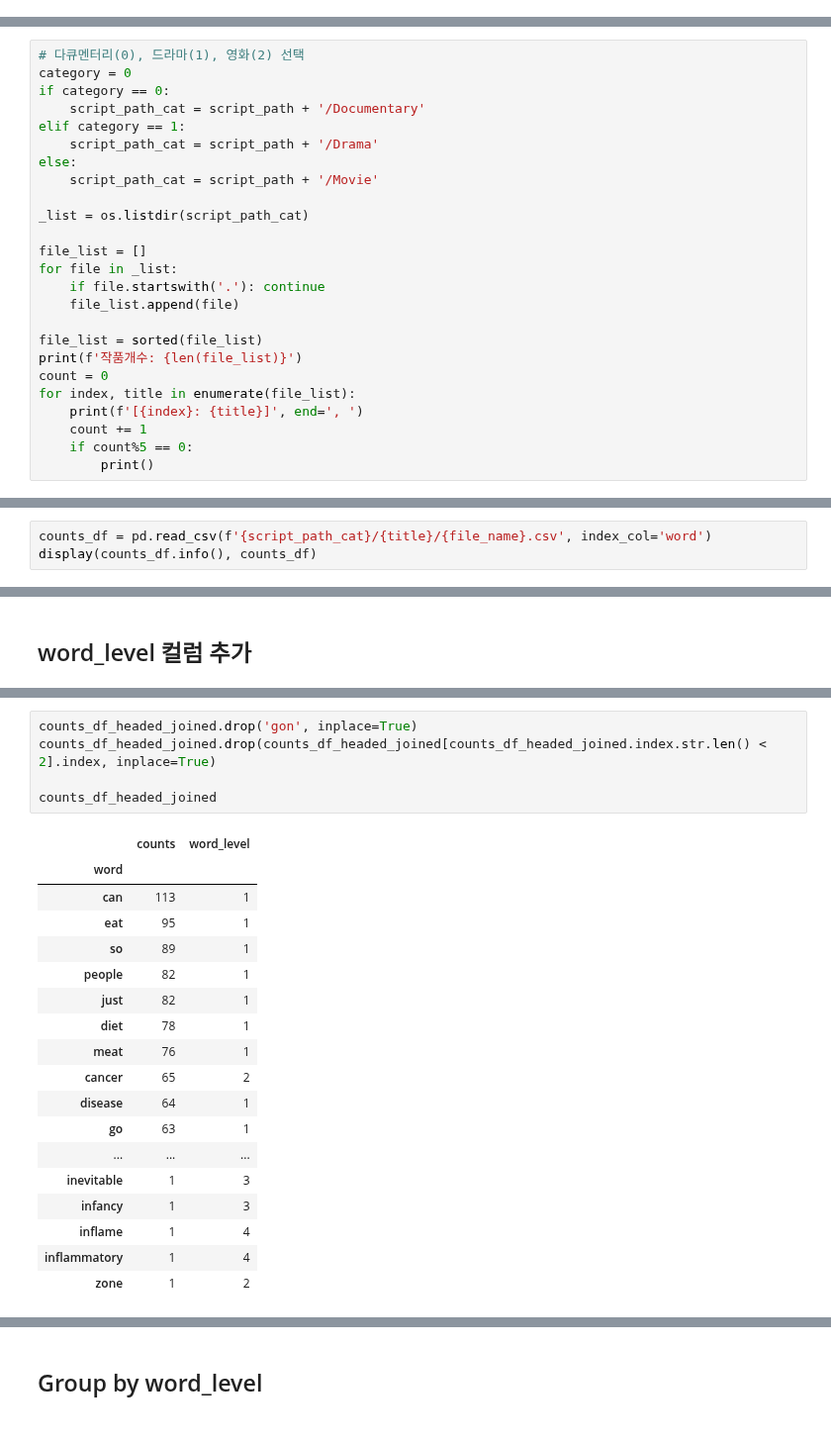
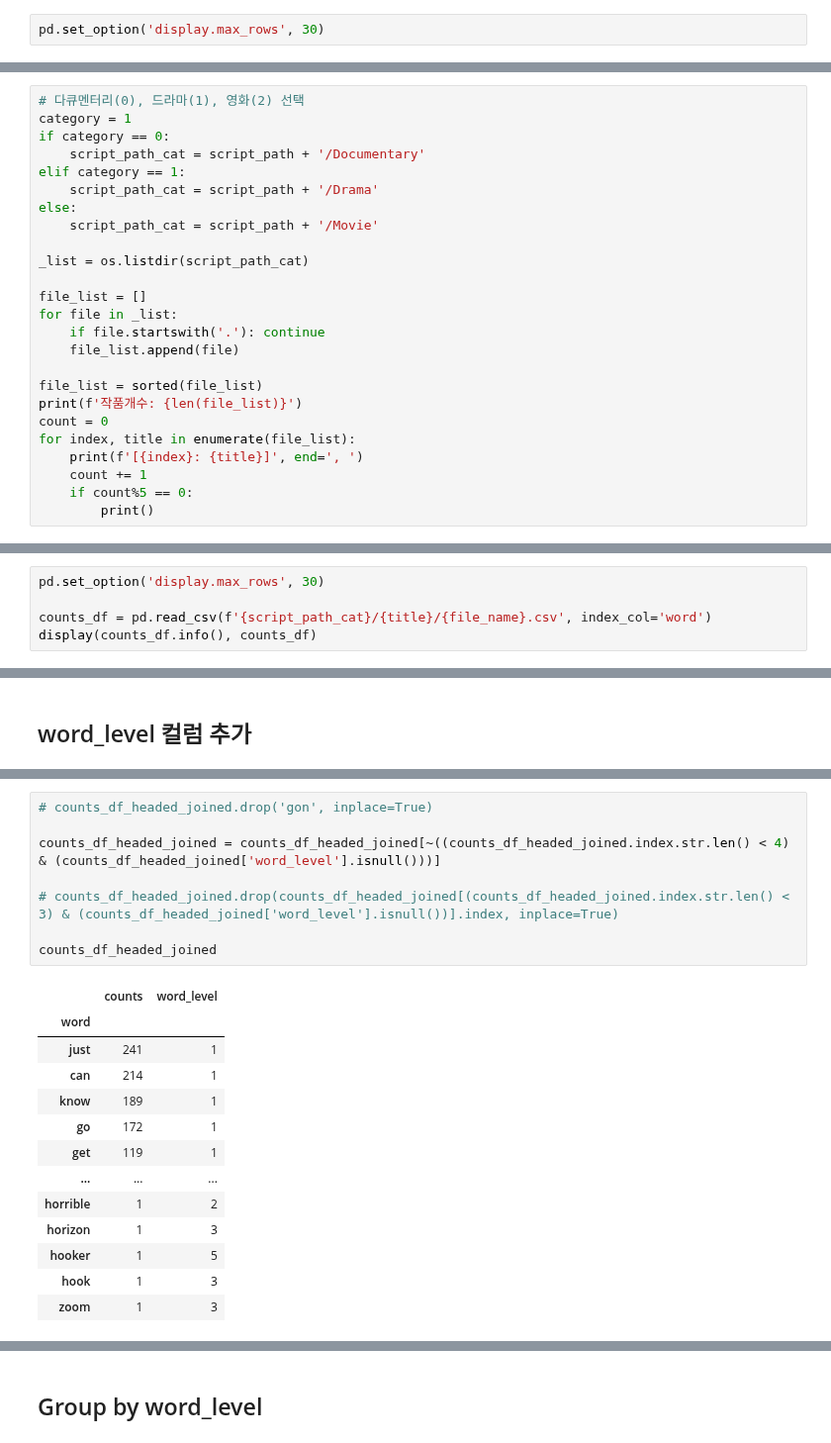
Before and after one commit to yuliepie/netflixschool, a Jupyter notebook: data_preprocessing/ipynb/all_scripts/00_word_level_counts.ipynb, the cells around one changed output, grey strips where cells are left out. Shown at 99% size. Saved outputs shown, nothing was run; the diff lists cells and outputs as text.

```diff
--- a/data_preprocessing/ipynb/all_scripts/00_word_level_counts.ipynb
+++ b/data_preprocessing/ipynb/all_scripts/00_word_level_counts.ipynb
@@ -47,13 +43,15 @@ df_result
 | Virunga | 1580 | 243 | 158 | 49 | 11 | 16 |
 | What.the.Health | 5126 | 824 | 870 | 124 | 107 | 93 |
 | Zodiac | 5421 | 529 | 421 | 137 | 49 | 64 |
+# %%
+pd.set_option('display.max_rows', 30)
 # %% [markdown]
 ## 자막(단어) 파일 불러오기
 # %% [markdown]
 ### 경로 설정
 # %%
 # 다큐멘터리(0), 드라마(1), 영화(2) 선택
-category = 0
+category = 1
 if category == 0:
     script_path_cat = script_path + '/Documentary'
 elif category == 1:
@@ -95,6 +94,8 @@ print(f'{script_path_cat}/{title}/{file_name}')
 # %% [markdown]
 ## unique_words_작품.csv to DataFrame
 # %%
+pd.set_option('display.max_rows', 30)
+
 counts_df = pd.read_csv(f'{script_path_cat}/{title}/{file_name}.csv', index_col='word')
 display(counts_df.info(), counts_df)
 # %% [output]
@@ -231,24 +217,22 @@ counts_df_headed_joined
 # %%
-counts_df_headed_joined.drop('gon', inplace=True)
-counts_df_headed_joined.drop(counts_df_headed_joined[counts_df_headed_joined.index.str.len() < 2].index, inplace=True)
+# counts_df_headed_joined.drop('gon', inplace=True)
+
+counts_df_headed_joined = counts_df_headed_joined[~((counts_df_headed_joined.index.str.len() < 4) & (counts_df_headed_joined['word_level'].isnull()))]
+
+# counts_df_headed_joined.drop(counts_df_headed_joined[(counts_df_headed_joined.index.str.len() < 3) & (counts_df_headed_joined['word_level'].isnull())].index, inplace=True)
 
 counts_df_headed_joined
 # %% [output]
 |  | counts | word_level |
 | word |  |  |
-| can | 113 | 1 |
-| eat | 95 | 1 |
-| so | 89 | 1 |
-| people | 82 | 1 |
-| just | 82 | 1 |
-| diet | 78 | 1 |
-| meat | 76 | 1 |
-| cancer | 65 | 2 |
-| disease | 64 | 1 |
-| go | 63 | 1 |
+| just | 241 | 1 |
+| can | 214 | 1 |
+| know | 189 | 1 |
+| go | 172 | 1 |
+| get | 119 | 1 |
 | ... | ... | ... |
-| inevitable | 1 | 3 |
-| infancy | 1 | 3 |
-| inflame | 1 | 4 |
-| inflammatory | 1 | 4 |
-| zone | 1 | 2 |
+| horrible | 1 | 2 |
+| horizon | 1 | 3 |
+| hooker | 1 | 5 |
+| hook | 1 | 3 |
+| zoom | 1 | 3 |
```
Also changed, not shown: parts of 21 cells of this notebook, 1 other file.
